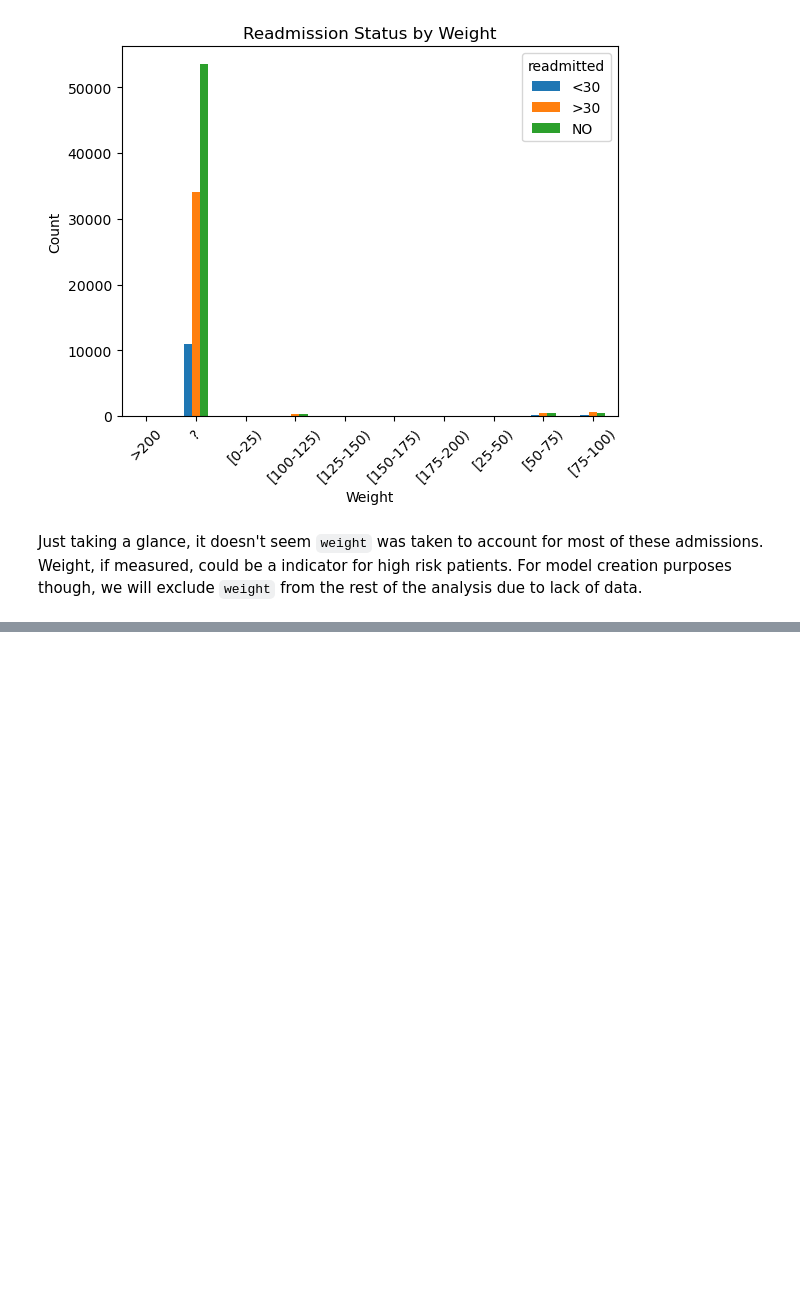
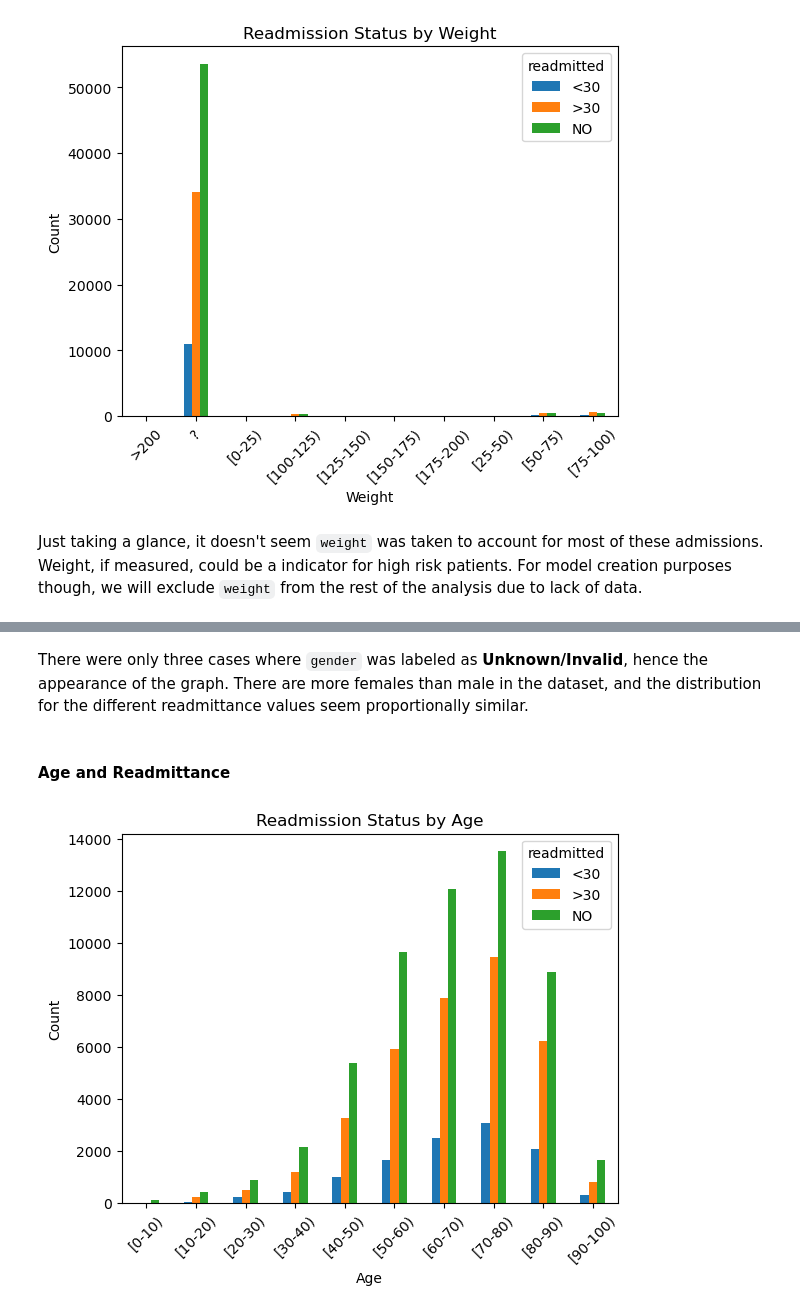
Before and after one commit to cjmagana/predicting_readmission_diabetes, a Jupyter notebook: predicting_readmission_diabetes.ipynb, the cells around one changed output, grey strips where cells are left out. Cells and saved outputs as stored; diff of their text form; code cells hidden in the pictures; blank space fills up the shorter version.

```diff
--- a/predicting_readmission_diabetes.ipynb
+++ b/predicting_readmission_diabetes.ipynb
@@ -390,0 +436,22 @@ Just taking a glance, it doesn't seem `weight` was taken to account for most of
+# %% [markdown]
+There were only three cases where `gender` was labeled as **Unknown/Invalid**, hence the appearance of the graph. There are more females than male in the dataset, and the distribution for the different readmittance values seem proportionally similar.
+# %% [markdown]
+#### Age and Readmittance
+# %%
+# Setup data for plotting
+grouped_cols = df.groupby(['age', 'readmitted']).size().unstack()
+
+# Plot the grouped bar plot
+grouped_cols.plot(kind='bar', stacked=False)
+
+# Add labels and title
+plt.xlabel('Age')
+plt.ylabel('Count')
+plt.title('Readmission Status by Age')
+
+plt.xticks(rotation=45)
+
+# Display the plot
+plt.show()
+# %% [output]
+[figure, added]
```
Also changed, not shown: parts of 61 cells of this notebook.
